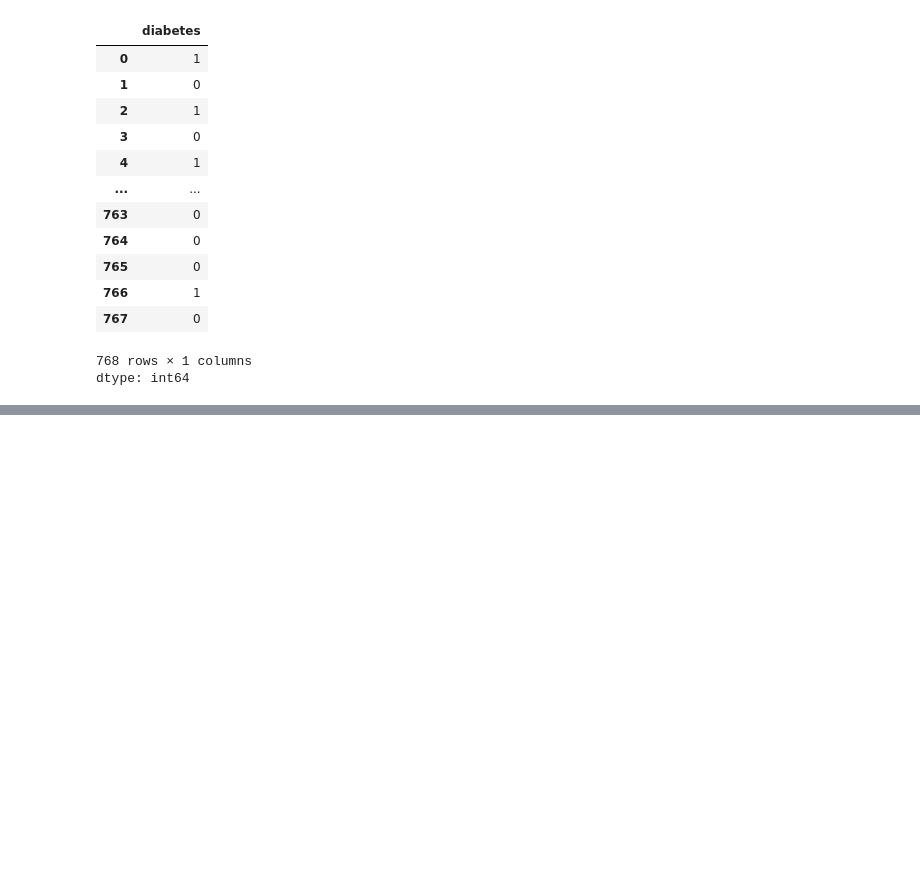
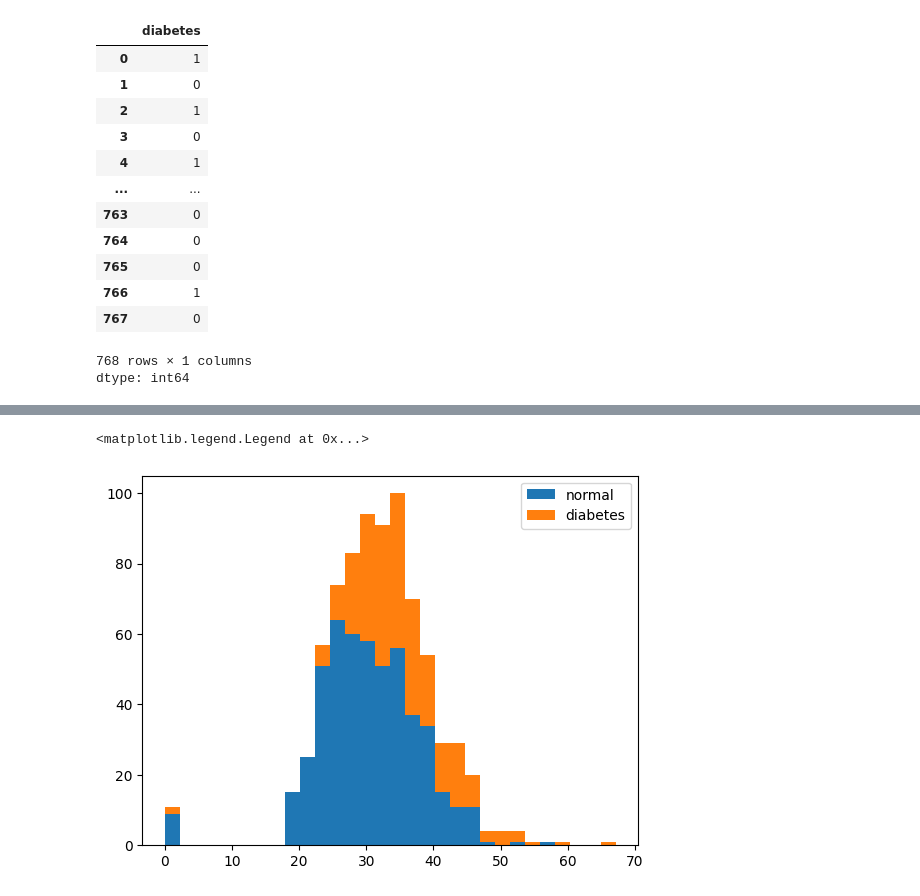
Before and after one commit to 1di0t/DeepLearning, a Jupyter notebook: fashion_mnist.ipynb, the cells around one changed output, grey strips where cells are left out. Saved outputs shown, nothing was run; the diff lists cells and outputs as text; code cells hidden in the pictures; blank space fills up the shorter version.

```diff
--- a/fashion_mnist.ipynb
+++ b/fashion_mnist.ipynb
@@ -215,0 +213,6 @@ plt.gca().spines[['top', 'right',]].set_visible(False)
+# %%
+plt.hist(x=[df.bmi[df.diabetes==0],df.bmi[df.diabetes==1]],bins=30,histtype='barstacked',label=['normal','diabetes'])
+plt.legend()
+# %% [output]
+<matplotlib.legend.Legend at 0x...>
+[figure, added]
```
Also changed, not shown: parts of 22 cells of this notebook.
